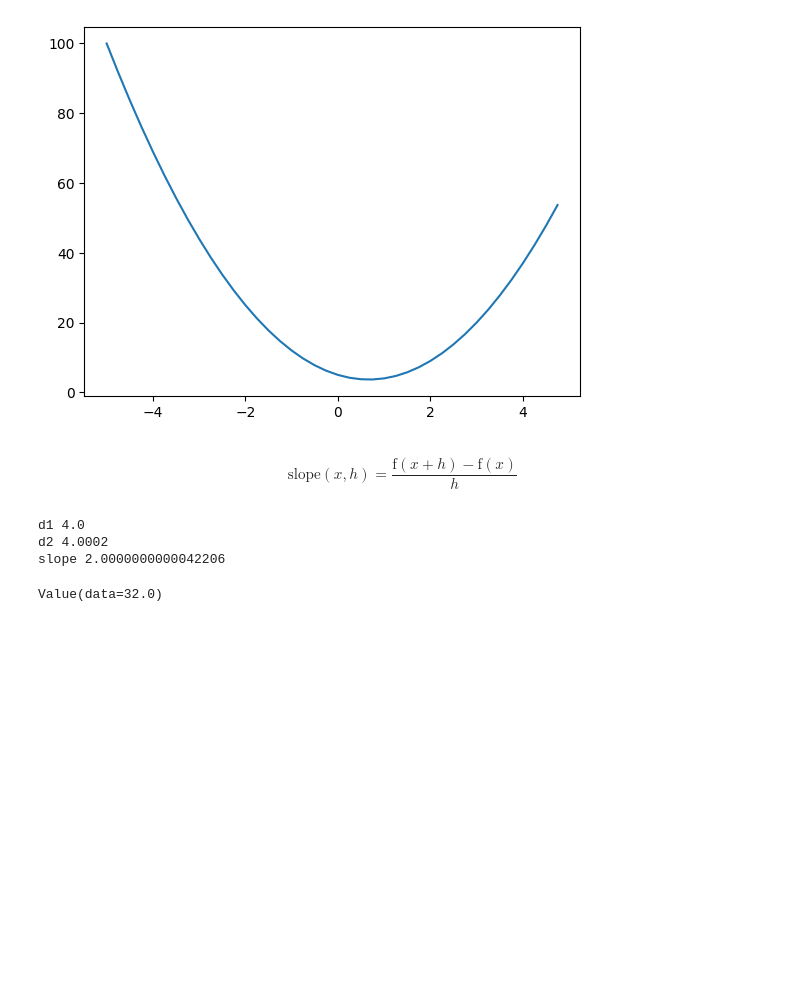
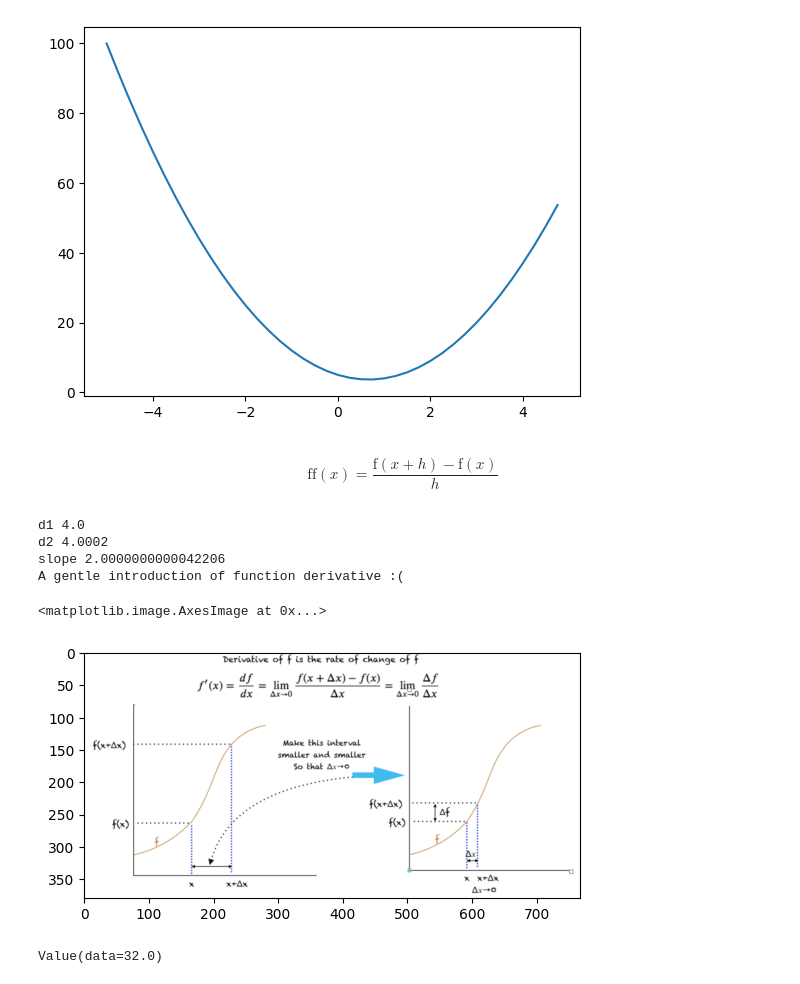
Before and after one commit to Sagor0078/Deep-Learning, a Jupyter notebook: NeuralNetwork_Scratch.ipynb, the cells around one changed output. Cells and saved outputs as stored; diff of their text form; code cells hidden in the pictures; blank space fills up the shorter version.

```diff
--- a/NeuralNetwork_Scratch.ipynb
+++ b/NeuralNetwork_Scratch.ipynb
@@ -42,26 +44,33 @@ x = 2/3
 (f(x+h)-f(x))/h
 
 @latexify.with_latex
-def slope(x,h):
+def ff(x):
   return (f(x+h)-f(x))/h
-slope
+ff
 # %% [output]
-$$ \displaystyle \mathrm{slope}(x, h) = \frac{\mathrm{f}\left(x + h\right) - \mathrm{f}\left(x\right)}{h} $$
+$$ \displaystyle \mathrm{ff}(x) = \frac{\mathrm{f}\left(x + h\right) - \mathrm{f}\left(x\right)}{h} $$
 # %%
 # lets more complex
 h = 0.0001
 #inputs
 a = 2.0
 b = -3.0
 c = 10.0
 d1 = a*b + c
 b+=h;   # b will be bumped by h
 d2 = a*b + c
 print('d1',d1)
 print('d2',d2)
 print('slope',(d2-d1)/h)
+
+print("A gentle introduction of function derivative :( ")
+img = cv2.imread('/content/drive/MyDrive/object_detection/derivDef-768x380.png')
+plt.imshow(img)
 # %% [output]
 d1 4.0
 d2 4.0002
 slope 2.0000000000042206
+A gentle introduction of function derivative :(
+<matplotlib.image.AxesImage at 0x...>
+[figure, added]
 # %%
```
Also changed, not shown: parts of 6 cells of this notebook.
